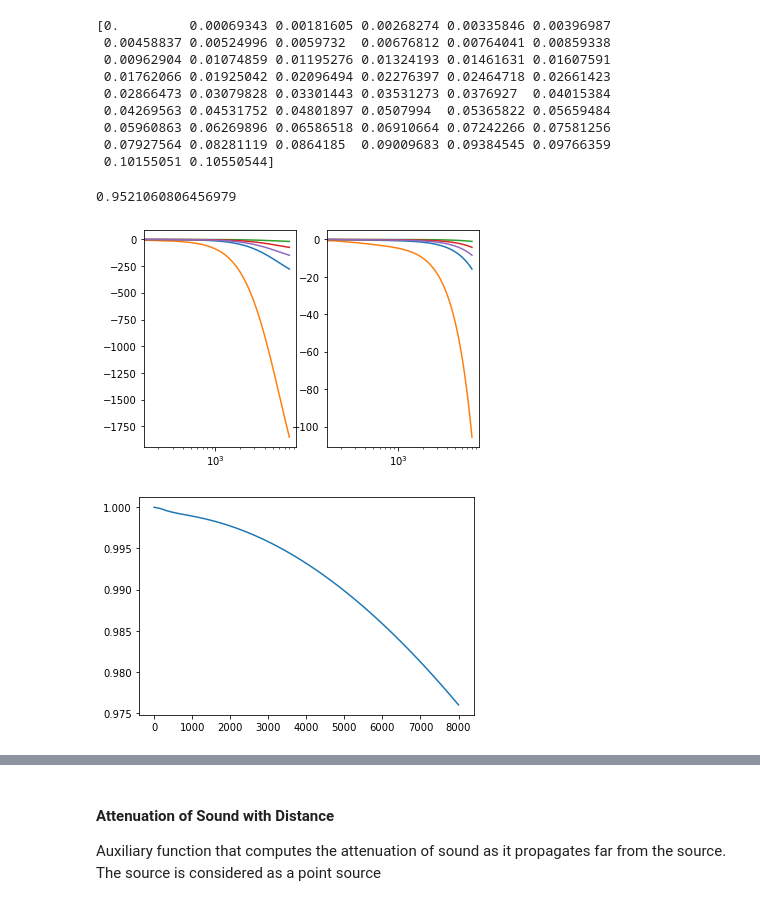
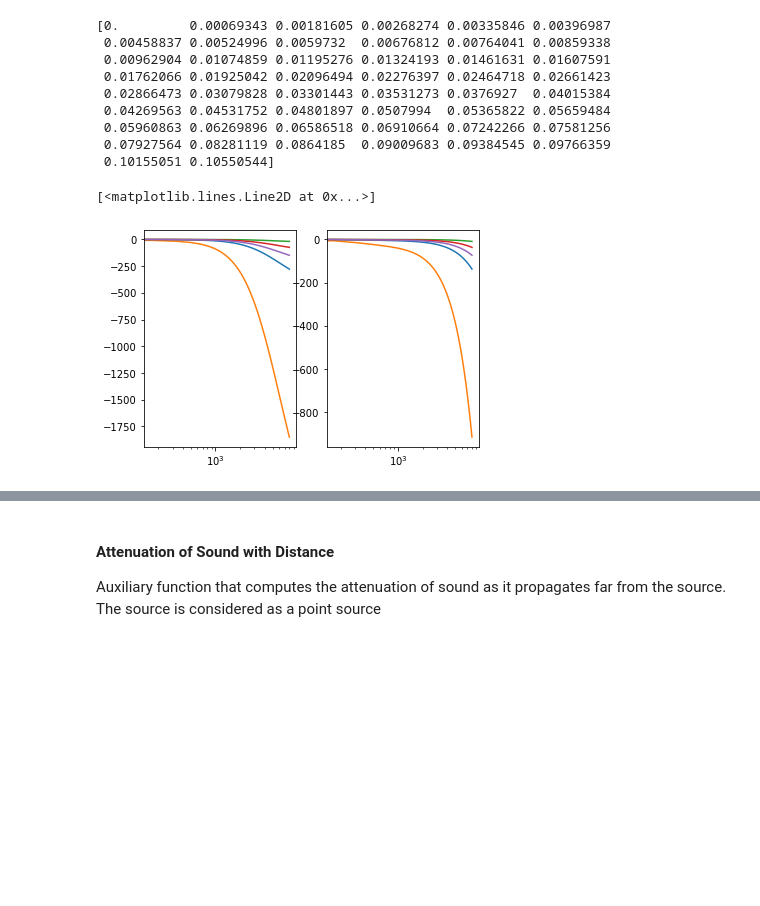
Before and after one commit to steDamiano/pyroadacoustics, a Jupyter notebook: research_notebooks/double_delay_line.ipynb, the cells around one changed output, grey strips where cells are left out. Saved outputs shown, nothing was run; the diff lists cells and outputs as text; code cells hidden in the pictures; blank space fills up the shorter version.

```diff
--- a/research_notebooks/double_delay_line.ipynb
+++ b/research_notebooks/double_delay_line.ipynb
@@ -154,27 +154,21 @@ print(alpha2)
 # %%
 plt.figure()
 plt.subplot(1,2,1)
 plt.semilogx(F, -150 * 20 / np.log(10) * (alpha))
 plt.semilogx(F, -1000 * 20 / np.log(10) * (alpha))
 plt.semilogx(F, -10 * 20 / np.log(10) * (alpha))
 plt.semilogx(F, -40 * 20 / np.log(10) * (alpha))
 plt.semilogx(F, -80 * 20 / np.log(10) * (alpha))
 
 plt.subplot(1,2,2)
-plt.semilogx(F, -150 * alpha2)
-plt.semilogx(F, -1000 * alpha2)
-plt.semilogx(F, -10 * alpha2)
-plt.semilogx(F, -40 * alpha2)
-plt.semilogx(F, -80 * alpha2)
-
-plt.figure()
-plt.plot(F, 10**(-2 * alpha2 / 20))
-
-print(10**(-2 * alpha / 20)[-1])
+plt.semilogx(F, -150 * 20 / np.log(10) * alpha2)
+plt.semilogx(F, -1000 * 20 / np.log(10) * alpha2)
+plt.semilogx(F, -10 * 20 / np.log(10) * alpha2)
+plt.semilogx(F, -40 * 20 / np.log(10) * alpha2)
+plt.semilogx(F, -80 * 20 / np.log(10) * alpha2)
 # %% [output]
-0.9521060806456979
+[<matplotlib.lines.Line2D at 0x...>]
-[figure, old version]
+[figure, new version]
-[figure, removed]
 # %%
 plt.figure()
 # plt.subplot(1,2,1)
```
Also changed, not shown: parts of 1 cell of this notebook, 13 other files.
